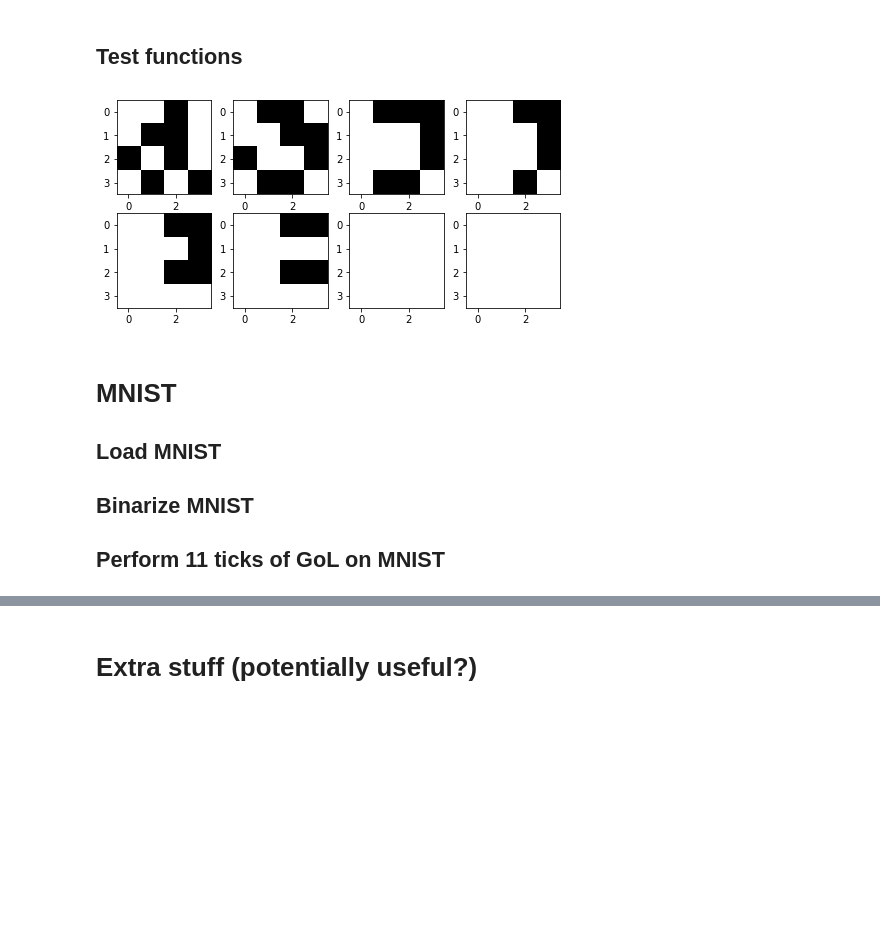
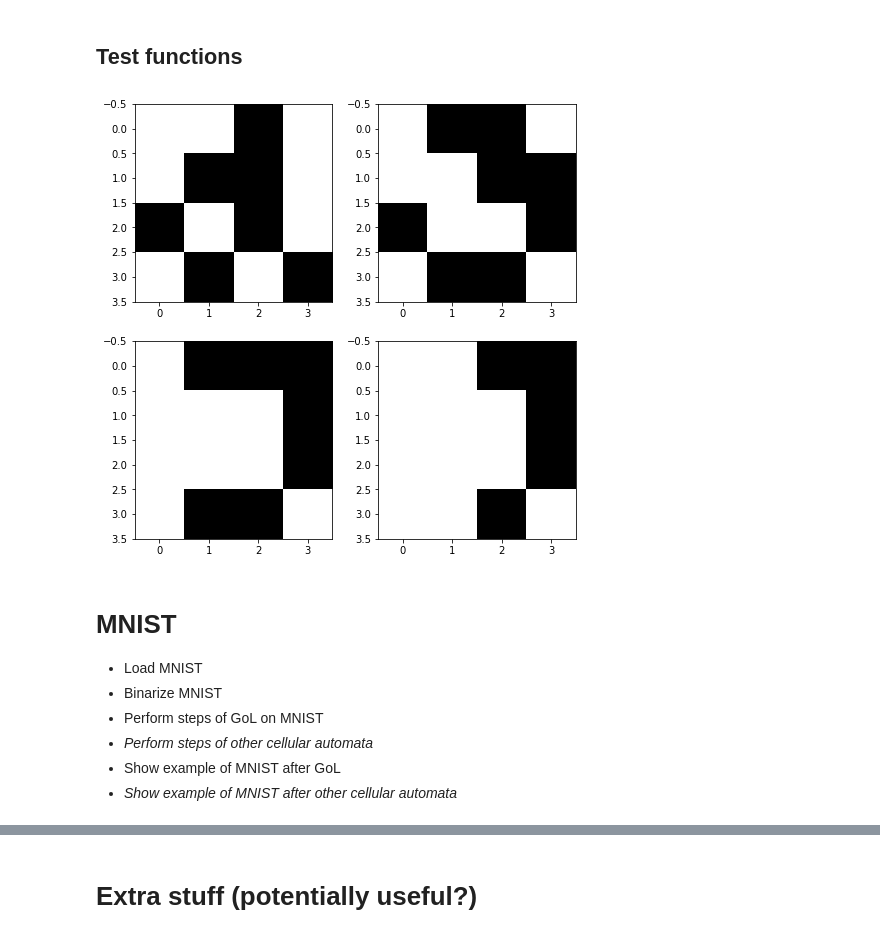
Before and after one commit to emiltj/data-science-exam-2022, a Jupyter notebook: ds.ipynb, the cells around one changed output, grey strips where cells are left out. Cells and saved outputs as stored; diff of their text form; code cells hidden in the pictures; blank space fills up the shorter version.

```diff
--- a/ds.ipynb
+++ b/ds.ipynb
@@ -73,27 +82,31 @@ def GoL(seed, n_generations):
 # %% [markdown]
 ## Test functions
 # %%
+# Set arbitrary seed
 seed = np.array([[124, 34, 126, 0], [0, 255, 255, 74], [255, 0, 255, 0], [0, 170, 0, 178]])
 
 # Binarize with threshold = 125
 seed = make_binary(seed, 125)
 
-# Perform 7 ticks
-generations = GoL(seed, 7)
+# Perform 7 steps of GoL
+generations = GoL(seed, 3)
 
 # Plot generations
 fig = plt.figure(figsize=(8, 8))
 columns = len(generations)//2
 rows = len(generations)//2
 for i in range(1, len(generations)+1):
     generations[i-1]
     fig.add_subplot(rows, columns, i)
     plt.imshow(generations[i-1], cmap="gray_r")
 plt.show()
 # %% [output]
-[figure, old version]
+[figure, new version]
 # %% [markdown]
 # MNIST
-## Load MNIST
-## Binarize MNIST
-## Perform 11 ticks of GoL on MNIST
+* Load MNIST
+* Binarize MNIST
+* Perform steps of GoL on MNIST
+* *Perform steps of other cellular automata*
+* Show example of MNIST after GoL
+* *Show example of MNIST after other cellular automata*
```
Also changed, not shown: parts of 9 cells of this notebook.
